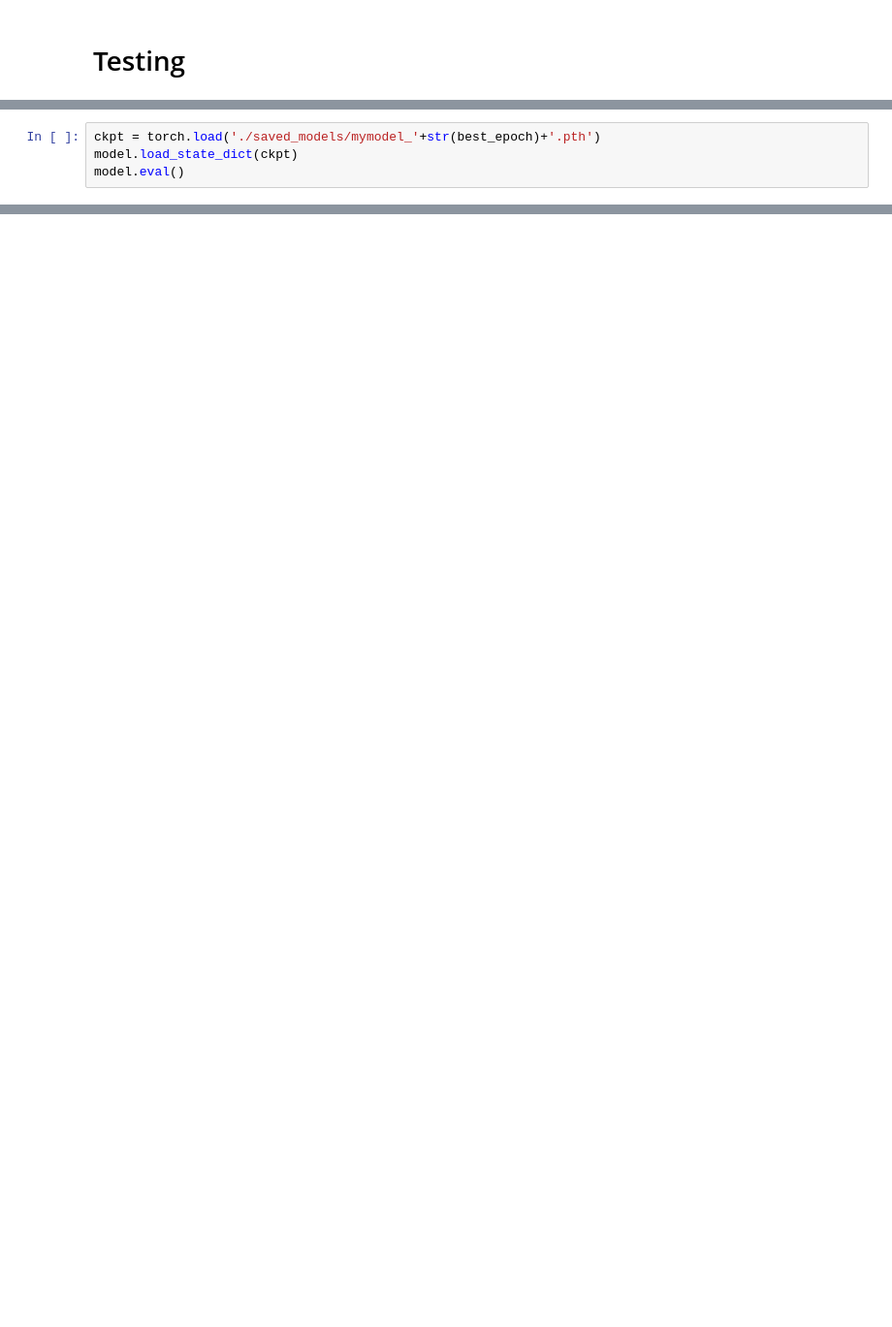
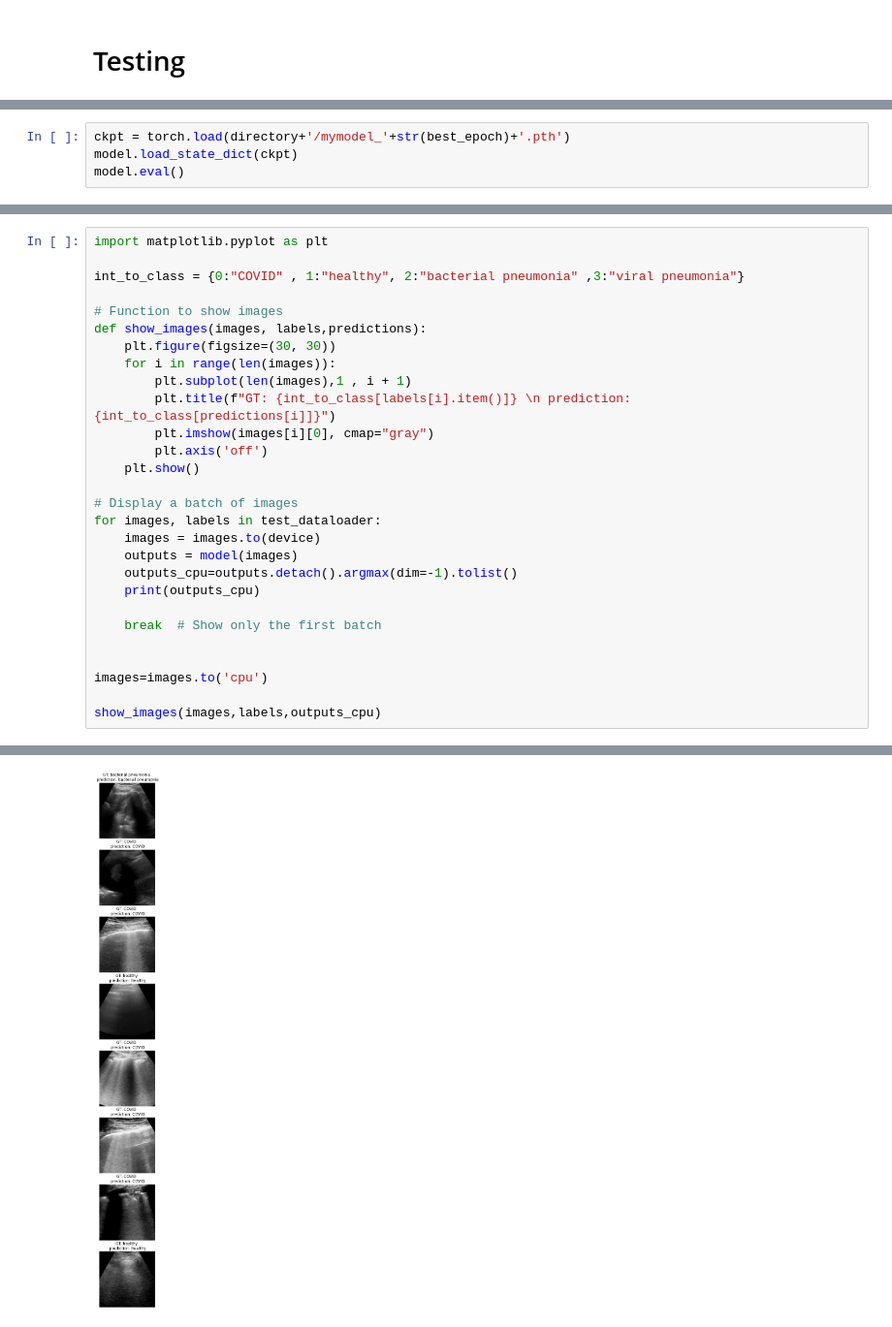
Before and after one commit to venkateshvaddadi/Aster_AI_Course_Implementations, a Jupyter notebook: Detection of COVID-19/training.ipynb, the cells around one changed output, grey strips where cells are left out. Shown at 97% size. Drawn from its saved outputs; the diff is of its cells as text; blank space fills up the shorter version.

```diff
--- a/Detection of COVID-19/training.ipynb
+++ b/Detection of COVID-19/training.ipynb
@@ -449,4 +453,4 @@ print('best_epoch:',best_epoch)
 # %%
-ckpt = torch.load('./saved_models/mymodel_'+str(best_epoch)+'.pth')
+ckpt = torch.load(directory+'/mymodel_'+str(best_epoch)+'.pth')
 model.load_state_dict(ckpt)
 model.eval()
@@ -486,0 +513,29 @@ print("-------------------------------------------------")
+# %%
+import matplotlib.pyplot as plt
+
+int_to_class = {0:"COVID" , 1:"healthy", 2:"bacterial pneumonia" ,3:"viral pneumonia"}
+
+# Function to show images
+def show_images(images, labels,predictions):
+    plt.figure(figsize=(30, 30))
+    for i in range(len(images)):
+        plt.subplot(len(images),1 , i + 1)
+        plt.title(f"GT: {int_to_class[labels[i].item()]} \n prediction: {int_to_class[predictions[i]]}")
+        plt.imshow(images[i][0], cmap="gray")
+        plt.axis('off')
+    plt.show()
+
+# Display a batch of images
+for images, labels in test_dataloader:
+    images = images.to(device)
+    outputs = model(images)
+    outputs_cpu=outputs.detach().argmax(dim=-1).tolist()
+    print(outputs_cpu)
+
+    break  # Show only the first batch
+
+
+images=images.to('cpu')
+
+show_images(images,labels,outputs_cpu)
+# %% [output]
@@ -486,0 +543 @@ print("-------------------------------------------------")
+[figure, added]
```
Also changed, not shown: parts of 12 cells of this notebook.
